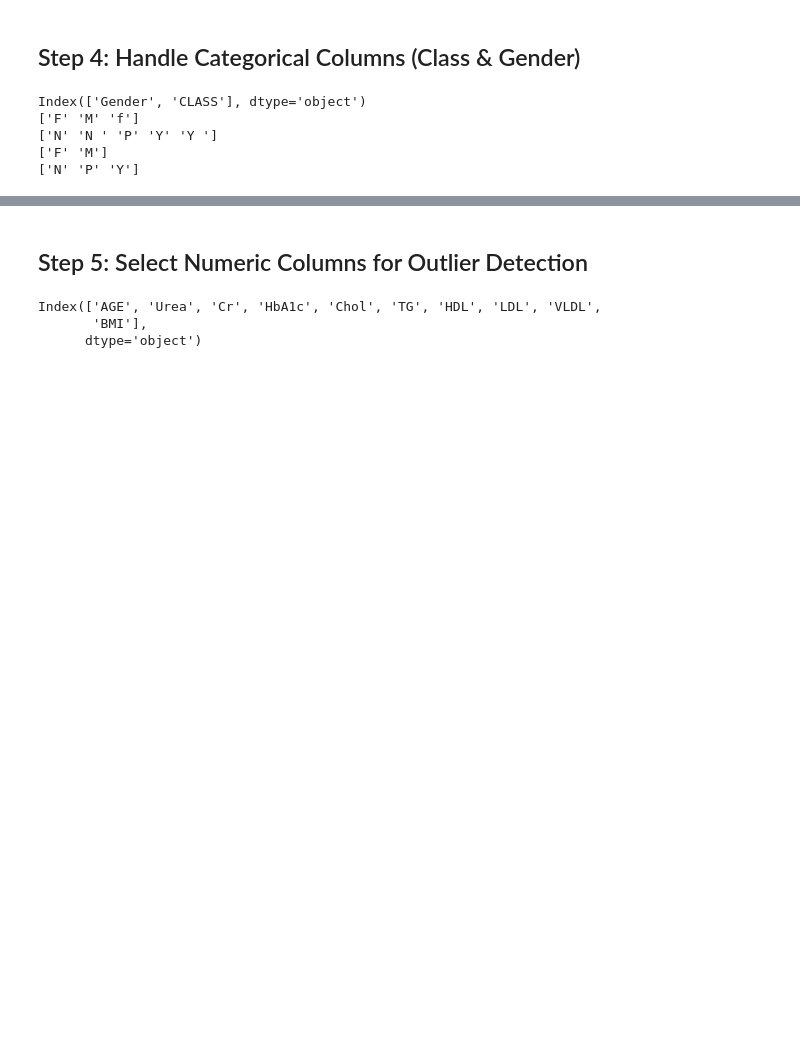
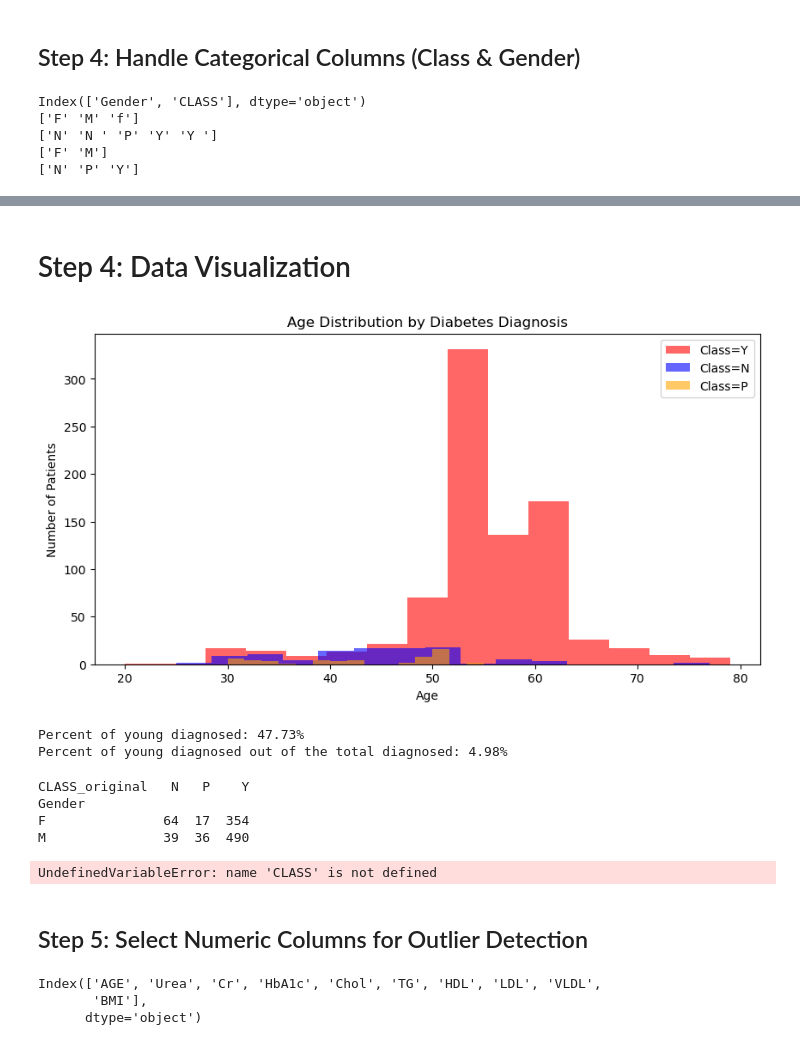
Before and after one commit to SalmaAhmad/Diabetes_Project, a Jupyter notebook: Diabetes_Project.ipynb, the cells around one changed output, grey strips where cells are left out. Saved outputs shown, nothing was run; the diff lists cells and outputs as text; code cells hidden in the pictures; blank space fills up the shorter version.

```diff
--- a/Diabetes_Project.ipynb
+++ b/Diabetes_Project.ipynb
@@ -105,3 +121,59 @@ Index(['Gender', 'CLASS'], dtype='object')
+# %% [markdown]
+# Step 4: Data Visualization
+# %%
+#visualization
+#Age distribution of diagnosis classes
+plt.figure(figsize=(10,5))
+for dclass, color in zip(['Y','N','P'],['red','blue','orange']):
+    subset = df[df['CLASS_original']==dclass]
+    plt.hist(subset['AGE'], bins=15, alpha=0.6, label=f'Class={dclass}', color=color)
+plt.xlabel('Age')
+plt.ylabel('Number of Patients')
+plt.title('Age Distribution by Diabetes Diagnosis')
+plt.legend()
+plt.show()
+
+# What percentage of younger people are prone to be diagnosed with diabetes disease?
+young_cutoff = 40
+young = df[df['AGE'] < young_cutoff] #total count of "young" people
+young_diabetes = young[young['CLASS_original']=='Y'] # how many of them are diagnosed
+percent_young_diabetes = len(young_diabetes) / len(young) * 100 if len(young) > 0 else None
+print(f'Percent of young diagnosed: {percent_young_diabetes:.2f}%')
+
+# how many of the total diagnosed people are considered young?
+total_diagnosed = df[df['CLASS_original']=='Y']
+percent_young = len(young_diabetes) / len(total_diagnosed) * 100 if len(young) > 0 else None
+print(f'Percent of young diagnosed out of the total diagnosed: {percent_young:.2f}%')
+# %% [output]
+[figure, added]
+Percent of young diagnosed: 47.73%
+Percent of young diagnosed out of the total diagnosed: 4.98%
+# %%
+# Group by gender and class to find out which gender is more prone to diabetes
+gender_counts = df.groupby(['Gender', 'CLASS_original']).size().unstack(fill_value=0)
+print(gender_counts)
+
+# in percentage:
+female_diagnosed_percent = len(df.query("CLASS_original== 'Y' and Gender == 'F'")) / len(total_diagnosed) * 100
+male_diagnosed_percent = len(df.query("CLASS_original == 'Y' and Gender == 'M'")) / len(total_diagnosed) * 100
+print(f'percentage of females out of the total diagnosed {female_diagnosed_percent:.2f}%')
+print(f'percentage of males out of the total diagnosed {male_diagnosed_percent:.2f}%')
+
+# Create a grouped bar chart
+gender_counts.plot(kind='bar', figsize=(10, 5), color=['blue', 'orange', 'red'])
+plt.title('Gender Distribution Across Diabetes Diagnosis Classes')
+plt.xlabel('Gender')
+plt.ylabel('Number of Patients')
+plt.legend(title='Diagnosis Class', labels=['N (No Diabetes)', 'P (Possible)', 'Y (Diabetes)'])
+plt.xticks(rotation=45)
+plt.grid(alpha=0.3)  # Light grid
+plt.show()
+# %% [output]
+CLASS_original   N   P    Y
+Gender
+F               64  17  354
+M               39  36  490
+UndefinedVariableError: name 'CLASS' is not defined
 # %% [markdown]
 ## Step 5: Select Numeric Columns for Outlier Detection
 # %%
```
Also changed, not shown: parts of 5 cells of this notebook, 14 other files.
